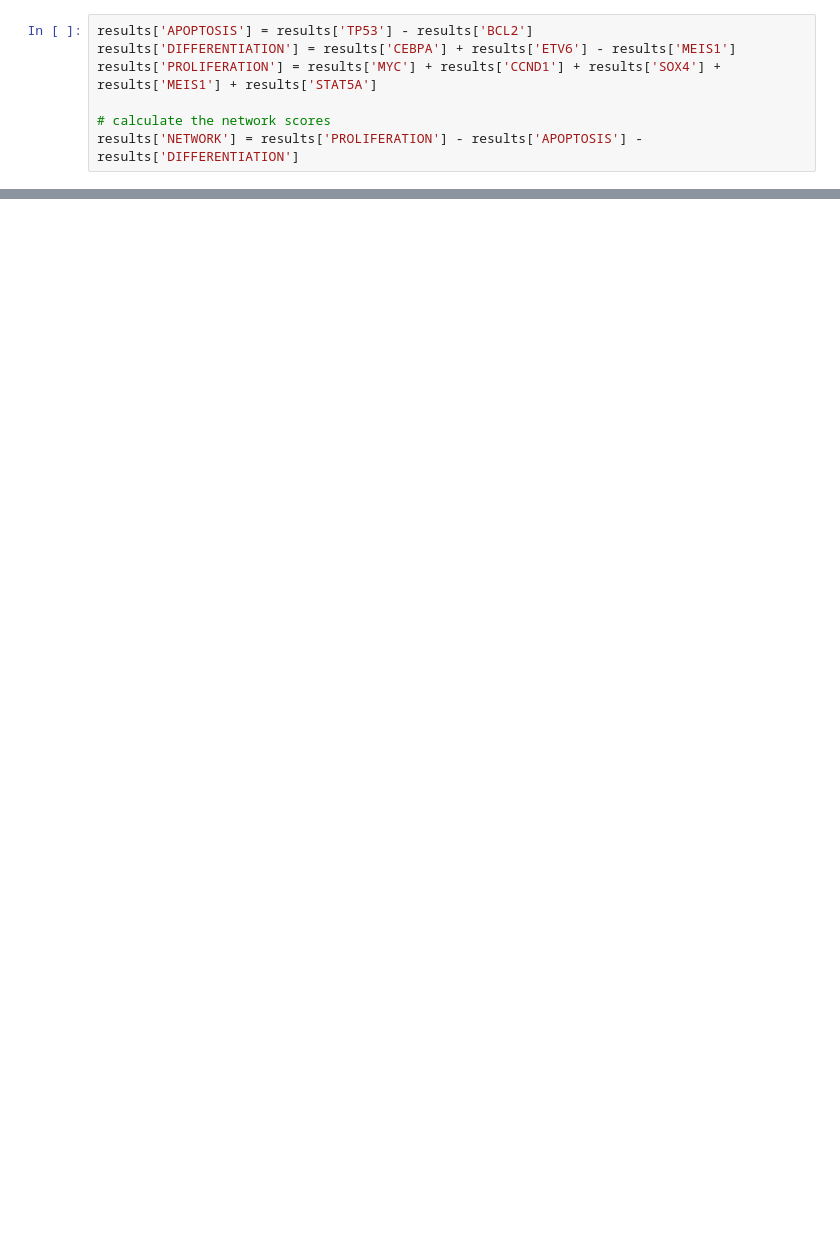
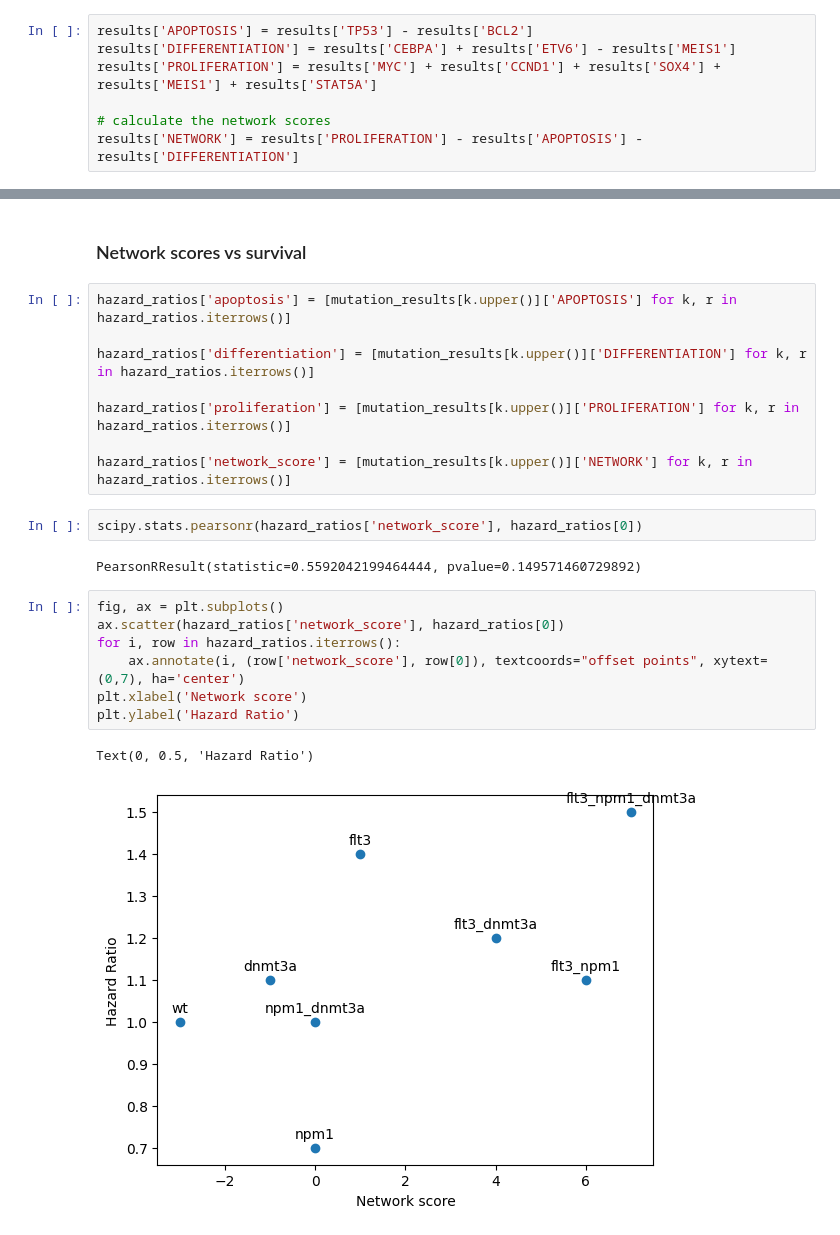
Before and after one commit to IlyaLab/BNMPy, a Jupyter notebook: palma_model_test.ipynb, the cells around one changed output, grey strips where cells are left out. Drawn from its saved outputs; the diff is of its cells as text; blank space fills up the shorter version.

```diff
--- a/palma_model_test.ipynb
+++ b/palma_model_test.ipynb
@@ -72,0 +256,24 @@ print(results['APOPTOSIS'], results['DIFFERENTIATION'], results['PROLIFERATION']
+# %% [markdown]
+### Network scores vs survival
+# %%
+hazard_ratios['apoptosis'] = [mutation_results[k.upper()]['APOPTOSIS'] for k, r in hazard_ratios.iterrows()]
+
+hazard_ratios['differentiation'] = [mutation_results[k.upper()]['DIFFERENTIATION'] for k, r in hazard_ratios.iterrows()]
+
+hazard_ratios['proliferation'] = [mutation_results[k.upper()]['PROLIFERATION'] for k, r in hazard_ratios.iterrows()]
+
+hazard_ratios['network_score'] = [mutation_results[k.upper()]['NETWORK'] for k, r in hazard_ratios.iterrows()]
+# %%
+scipy.stats.pearsonr(hazard_ratios['network_score'], hazard_ratios[0])
+# %% [output]
+PearsonRResult(statistic=0.5592042199464444, pvalue=0.149571460729892)
+# %%
+fig, ax = plt.subplots()
+ax.scatter(hazard_ratios['network_score'], hazard_ratios[0])
+for i, row in hazard_ratios.iterrows():
+    ax.annotate(i, (row['network_score'], row[0]), textcoords="offset points", xytext=(0,7), ha='center')
+plt.xlabel('Network score')
+plt.ylabel('Hazard Ratio')
+# %% [output]
+Text(0, 0.5, 'Hazard Ratio')
+[figure, added]
```
Also changed, not shown: parts of 34 cells of this notebook, 1 other file.
